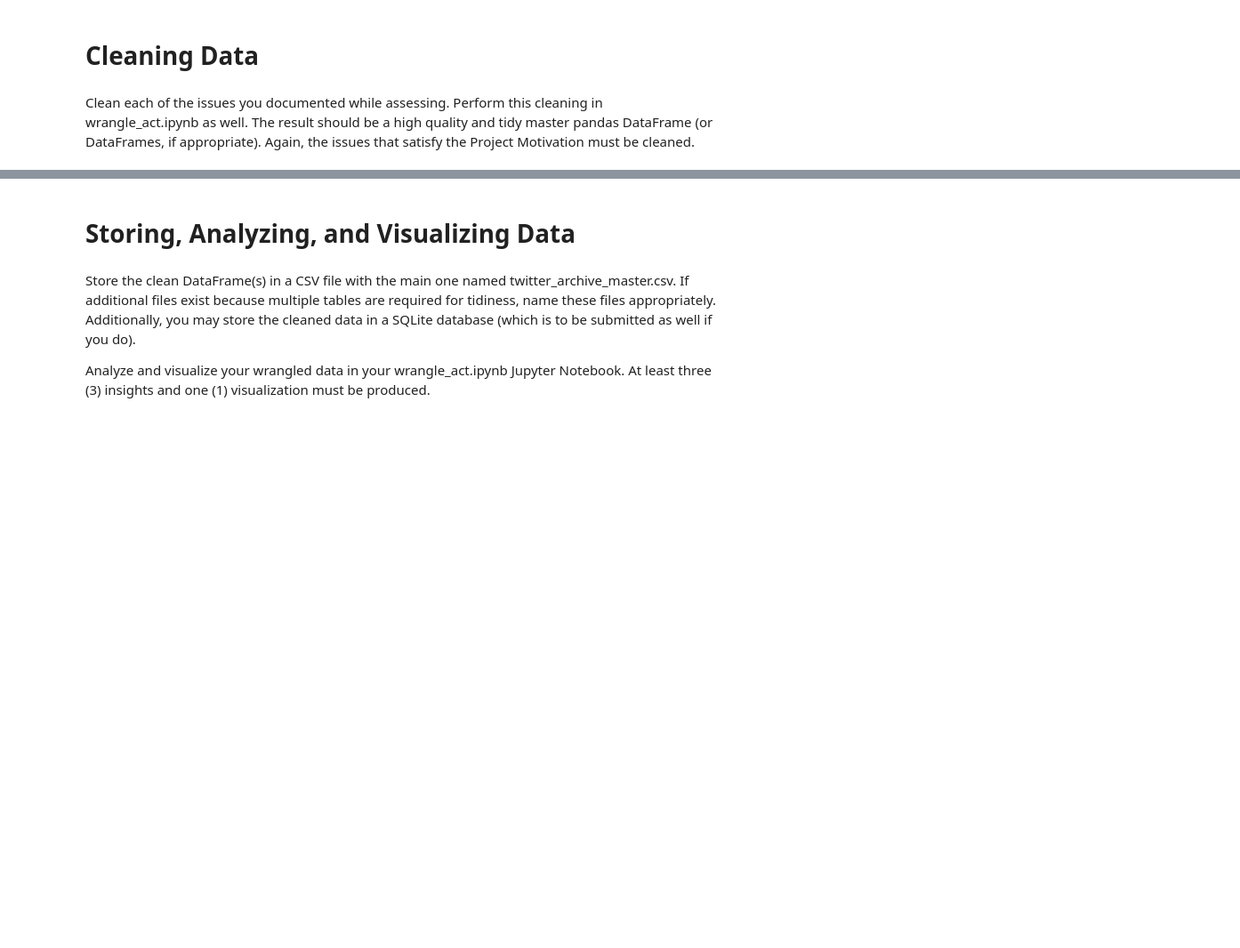
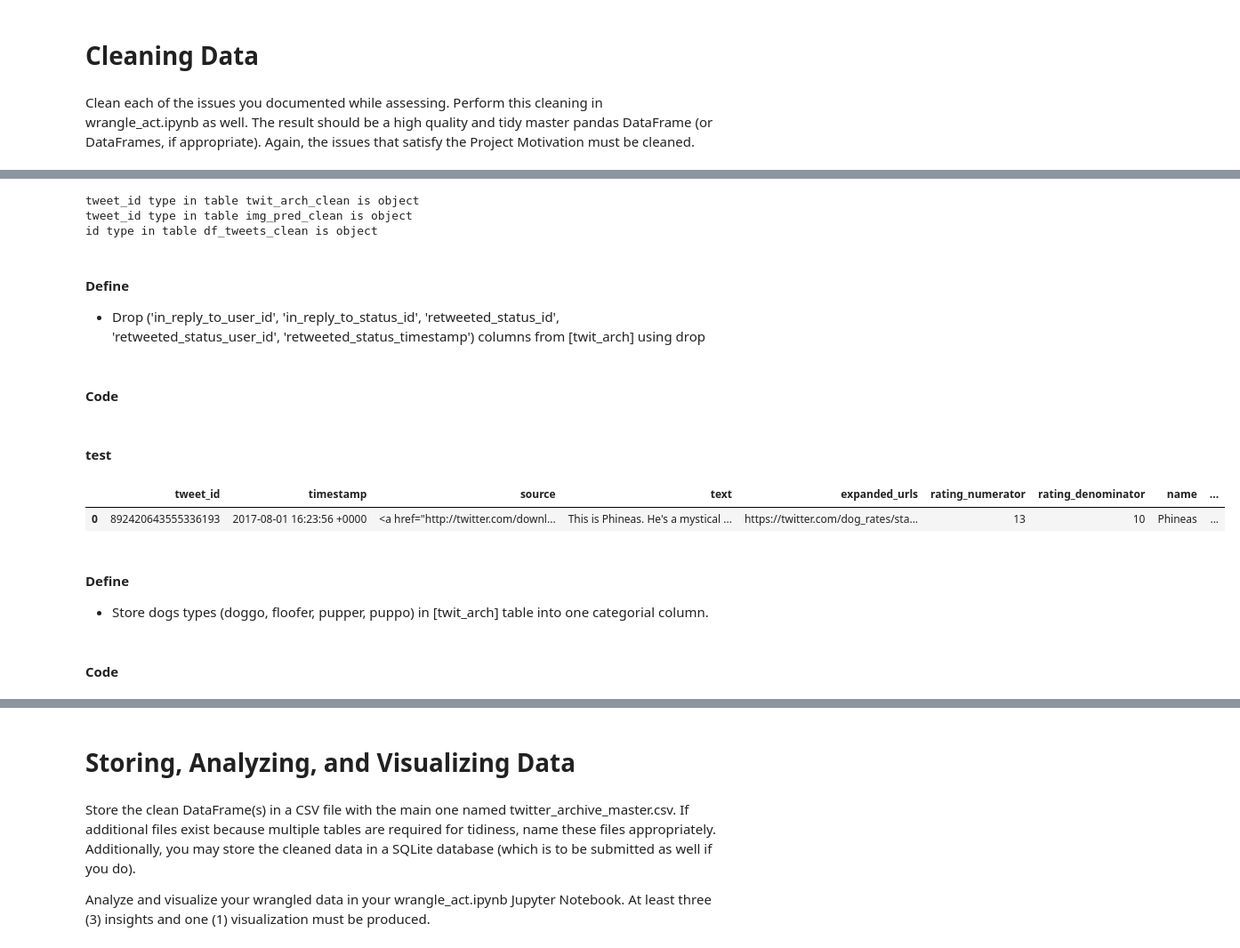
Before and after one commit to Aziz039/Wrangle_and_Analyze_Data-, a Jupyter notebook: wrangle_act.ipynb, the cells around one changed output, grey strips where cells are left out. Shown at 89% size. Drawn from its saved outputs; the diff is of its cells as text; code cells hidden in the pictures; blank space fills up the shorter version.

Commit message:
Uppdate wrangle_act.ipynb
Finished quality cleaning section

```diff
--- a/wrangle_act.ipynb
+++ b/wrangle_act.ipynb
@@ -362,3 +389,8 @@ df_tweets.describe()
 # Cleaning Data
 # %% [markdown]
 Clean each of the issues you documented while assessing. Perform this cleaning in wrangle_act.ipynb as well. The result should be a high quality and tidy master pandas DataFrame (or DataFrames, if appropriate). Again, the issues that satisfy the Project Motivation must be cleaned.
+# %%
+# A copy to clean the data
+twit_arch_clean = twit_arch.copy()
+img_pred_clean = img_pred.copy()
+df_tweets_clean = df_tweets.copy()
@@ -364,0 +406,5 @@ Clean each of the issues you documented while assessing. Perform this cleaning i
+# %%
+# Change tweet_id to string using astype.
+twit_arch_clean.tweet_id = twit_arch_clean.tweet_id.astype(str)
+img_pred_clean.tweet_id = img_pred_clean.tweet_id.astype(str)
+df_tweets_clean.id = df_tweets_clean.id.astype(str)
@@ -364,0 +413,30 @@ Clean each of the issues you documented while assessing. Perform this cleaning i
+# %%
+# Check tweet_id type using dtype. It should give us => dtype('O')
+print ("tweet_id type in table twit_arch_clean is", twit_arch_clean.tweet_id.dtype)
+print ("tweet_id type in table img_pred_clean is", img_pred_clean.tweet_id.dtype)
+print ("id type in table df_tweets_clean is", df_tweets_clean.id.dtype)
+# %% [output]
+tweet_id type in table twit_arch_clean is object
+tweet_id type in table img_pred_clean is object
+id type in table df_tweets_clean is object
+# %% [markdown]
+#### Define
+* Drop ('in_reply_to_user_id', 'in_reply_to_status_id', 'retweeted_status_id', 'retweeted_status_user_id', 'retweeted_status_timestamp') columns from [twit_arch] using drop
+# %% [markdown]
+#### Code
+# %%
+# Droping ('in_reply_to_user_id', 'in_reply_to_status_id', 'retweeted_status_id', 'retweeted_status_user_id', 'retweeted_status_timestamp') columns from [twit_arch] using drop
+twit_arch_clean = twit_arch_clean.drop(['in_reply_to_user_id', 'in_reply_to_status_id', 'retweeted_status_id', 'retweeted_status_user_id', 'retweeted_status_timestamp'], axis=1)
+# %% [markdown]
+#### test
+# %%
+# Using head to check the columns after droping
+twit_arch_clean.head(1)
+# %% [output]
+|  | tweet_id | timestamp | source | text | expanded_urls | rating_numerator | rating_denominator | name | ... |
+| 0 | 892420643555336193 | 2017-08-01 16:23:56 +0000 | <a href="http://twitter.com/downl... | This is Phineas. He's a mystical ... | https://twitter.com/dog_rates/sta... | 13 | 10 | Phineas | ... |
+# %% [markdown]
+#### Define
+* Store dogs types (doggo, floofer, pupper, puppo) in [twit_arch] table into one categorial column.
+# %% [markdown]
+#### Code
```
Also changed, not shown: parts of 30 cells of this notebook.
